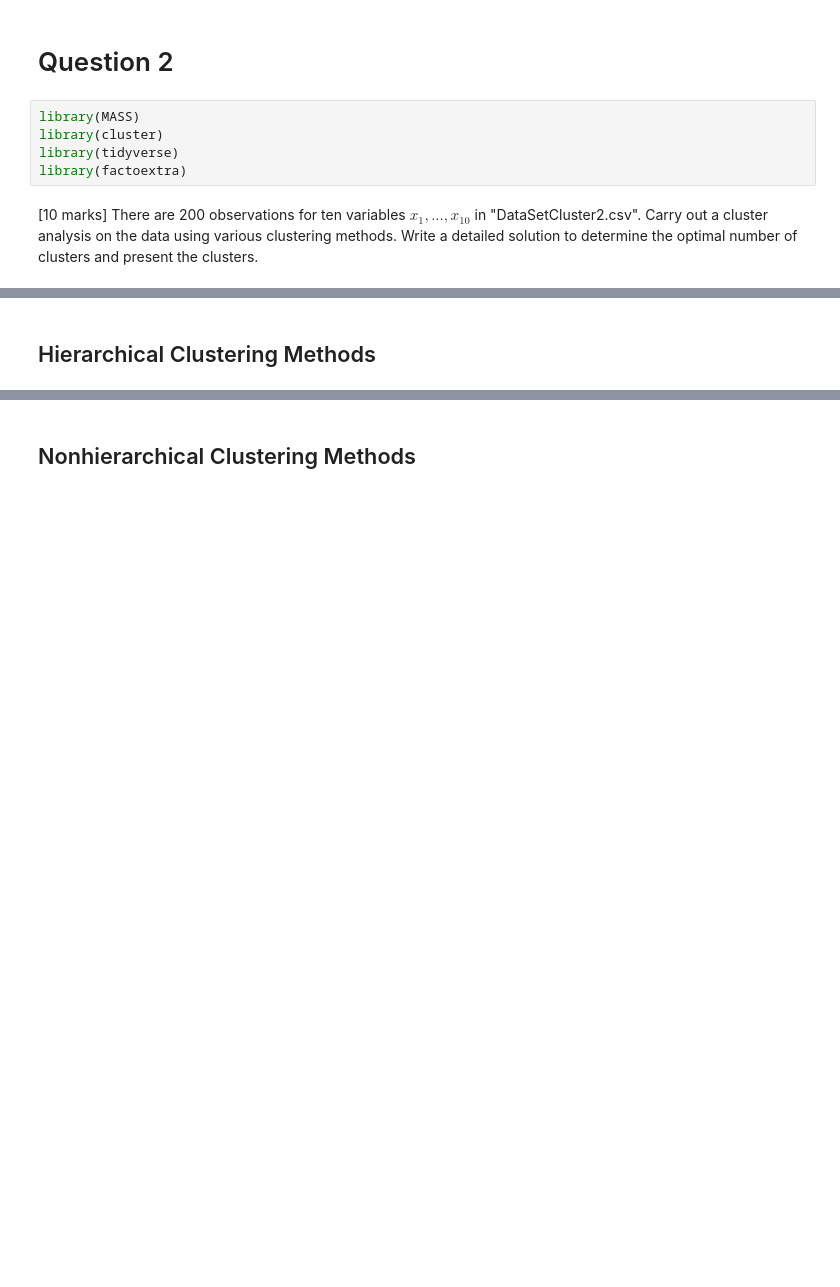
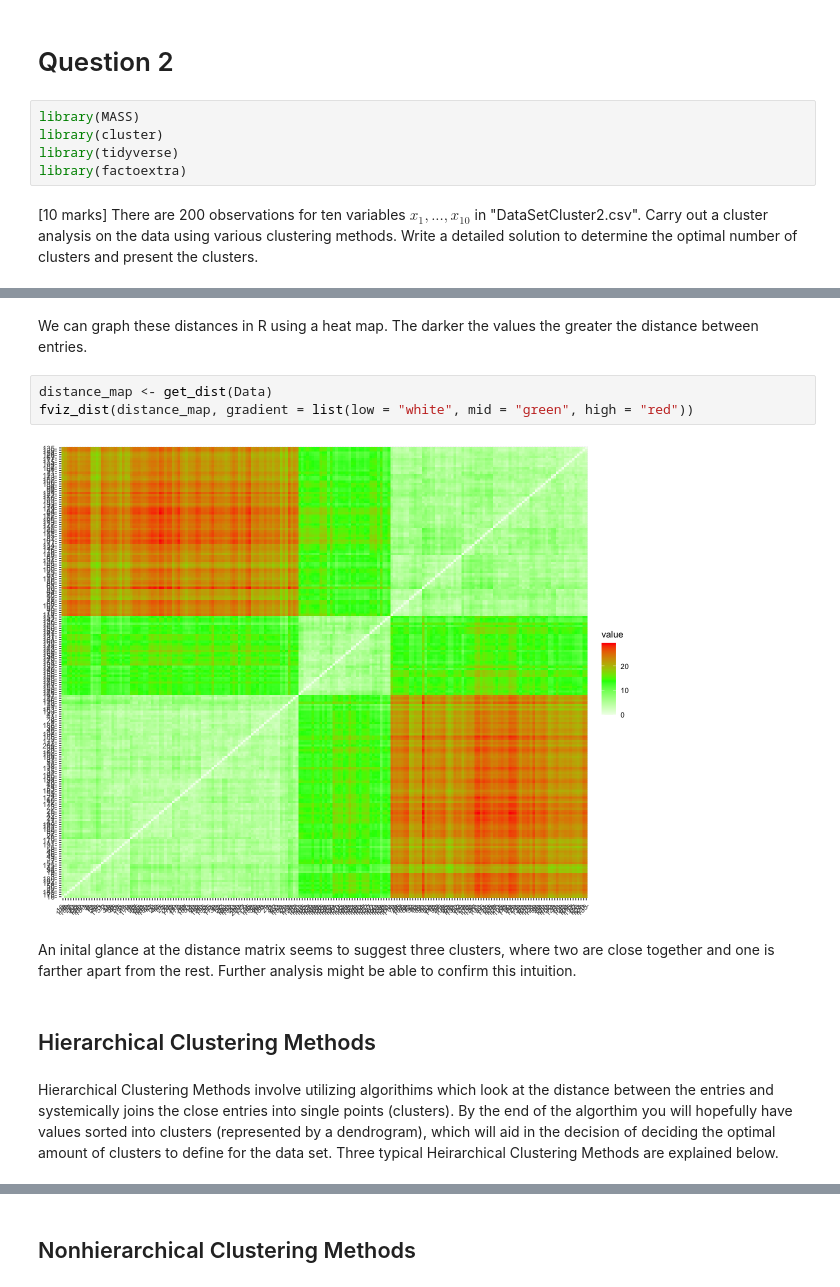
Before and after one commit to AlexWiigs/Code, a Jupyter notebook: STAT 553 Final/STAT_553_Question2.ipynb, the cells around one changed output, grey strips where cells are left out. Cells and saved outputs as stored; diff of their text form; blank space fills up the shorter version.

```diff
--- a/STAT 553 Final/STAT_553_Question2.ipynb
+++ b/STAT 553 Final/STAT_553_Question2.ipynb
@@ -23,2 +33,13 @@ A data.frame: 6 × 10
+# %% [markdown]
+We can graph these distances in R using a heat map. The darker the values the greater the distance between entries.
+# %%
+distance_map <- get_dist(Data)
+fviz_dist(distance_map, gradient = list(low = "white", mid = "green", high = "red"))
+# %% [output]
+[figure, added]
+# %% [markdown]
+An inital glance at the distance matrix seems to suggest three clusters, where two are close together and one is farther apart from the rest. Further analysis might be able to confirm this intuition.
 # %% [markdown]
 ## Hierarchical Clustering Methods
+# %% [markdown]
+Hierarchical Clustering Methods involve utilizing algorithims which look at the distance between the entries and systemically joins the close entries into single points (clusters). By the end of the algorthim you will hopefully have values sorted into clusters (represented by a dendrogram), which will aid in the decision of deciding the optimal amount of clusters to define for the data set. Three typical Heirarchical Clustering Methods are explained below.
```
Also changed, not shown: parts of 24 cells of this notebook.
